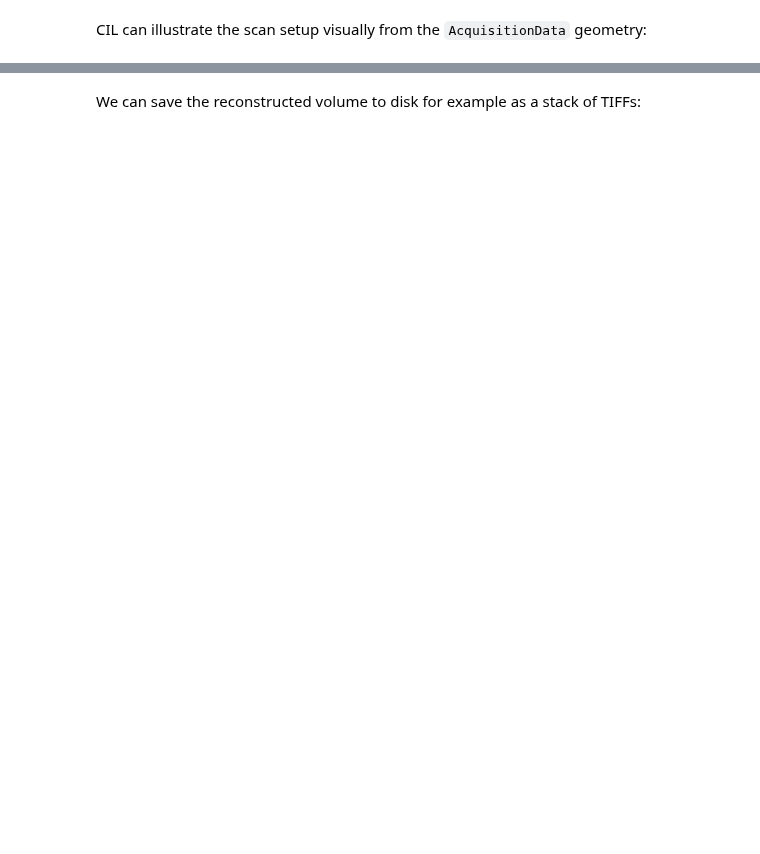
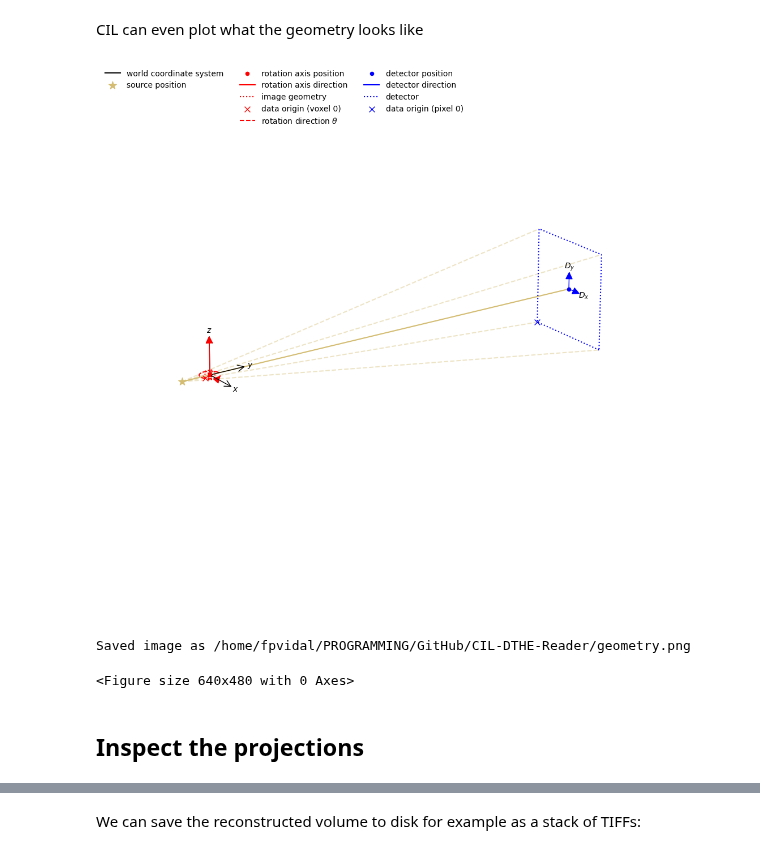
Before and after one commit to effepivi/CIL-DTHE-Reader, a Jupyter notebook: demo-CBCT-DTHE.ipynb, the cells around one changed output, grey strips where cells are left out. Drawn from its saved outputs; the diff is of its cells as text; code cells hidden in the pictures; blank space fills up the shorter version.

```diff
--- a/demo-CBCT-DTHE.ipynb
+++ b/demo-CBCT-DTHE.ipynb
@@ -44,6 +74,12 @@ print(data.geometry)
 # %% [markdown]
-CIL can illustrate the scan setup visually from the `AcquisitionData` geometry:
+CIL can even plot what the geometry looks like
 # %%
-show_geometry(data.geometry)
+show_geometry(data.geometry).save("geometry.png")
+# %% [output]
+[figure, added]
+Saved image as /home/fpvidal/PROGRAMMING/GitHub/CIL-DTHE-Reader/geometry.png
+<Figure size 640x480 with 0 Axes>
+# %% [markdown]
+## Inspect the projections
 # %%
 islicer(data, direction='angle')
```
Also changed, not shown: parts of 34 cells of this notebook.
